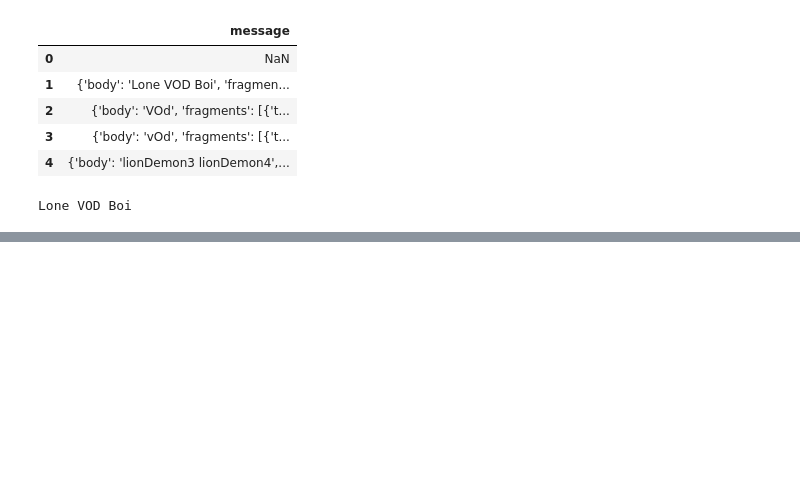
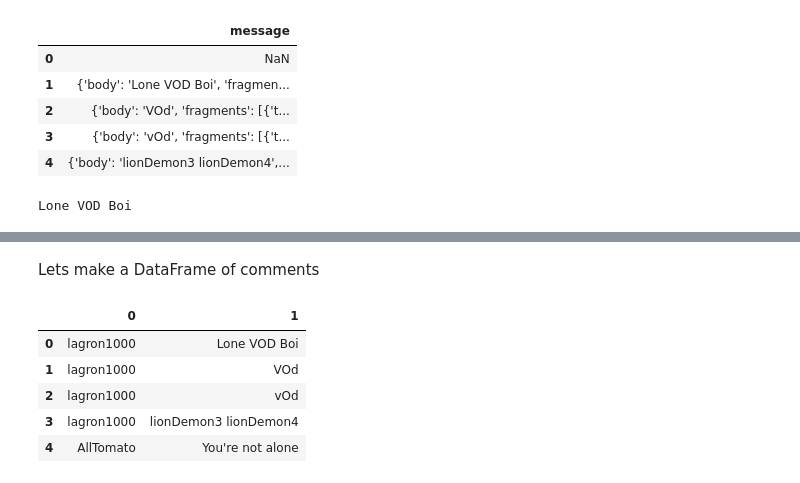
Before and after one commit to Data-Science-for-Linguists/NLSS_Project, a Jupyter notebook: Pipeline/Download_Script.ipynb, the cells around one changed output, grey strips where cells are left out. Saved outputs shown, nothing was run; the diff lists cells and outputs as text; code cells hidden in the pictures; blank space fills up the shorter version.

```diff
--- a/Pipeline/Download_Script.ipynb
+++ b/Pipeline/Download_Script.ipynb
@@ -67,0 +110,17 @@ Lone VOD Boi
+# %% [markdown]
+Lets make a DataFrame of comments
+# %%
+comments = []
+for x in message_df.index: #For every number in index
+    if x != 0: #Skip first index
+        comments.append([commenter_df.loc[x][0]['display_name'], message_df.loc[x][0]['body']])
+
+comment_df = pd.DataFrame(comments)
+comment_df.head()
+# %% [output]
+|  | 0 | 1 |
+| 0 | lagron1000 | Lone VOD Boi |
+| 1 | lagron1000 | VOd |
+| 2 | lagron1000 | vOd |
+| 3 | lagron1000 | lionDemon3 lionDemon4 |
+| 4 | AllTomato | You're not alone |
```
Also changed, not shown: parts of 6 cells of this notebook.
